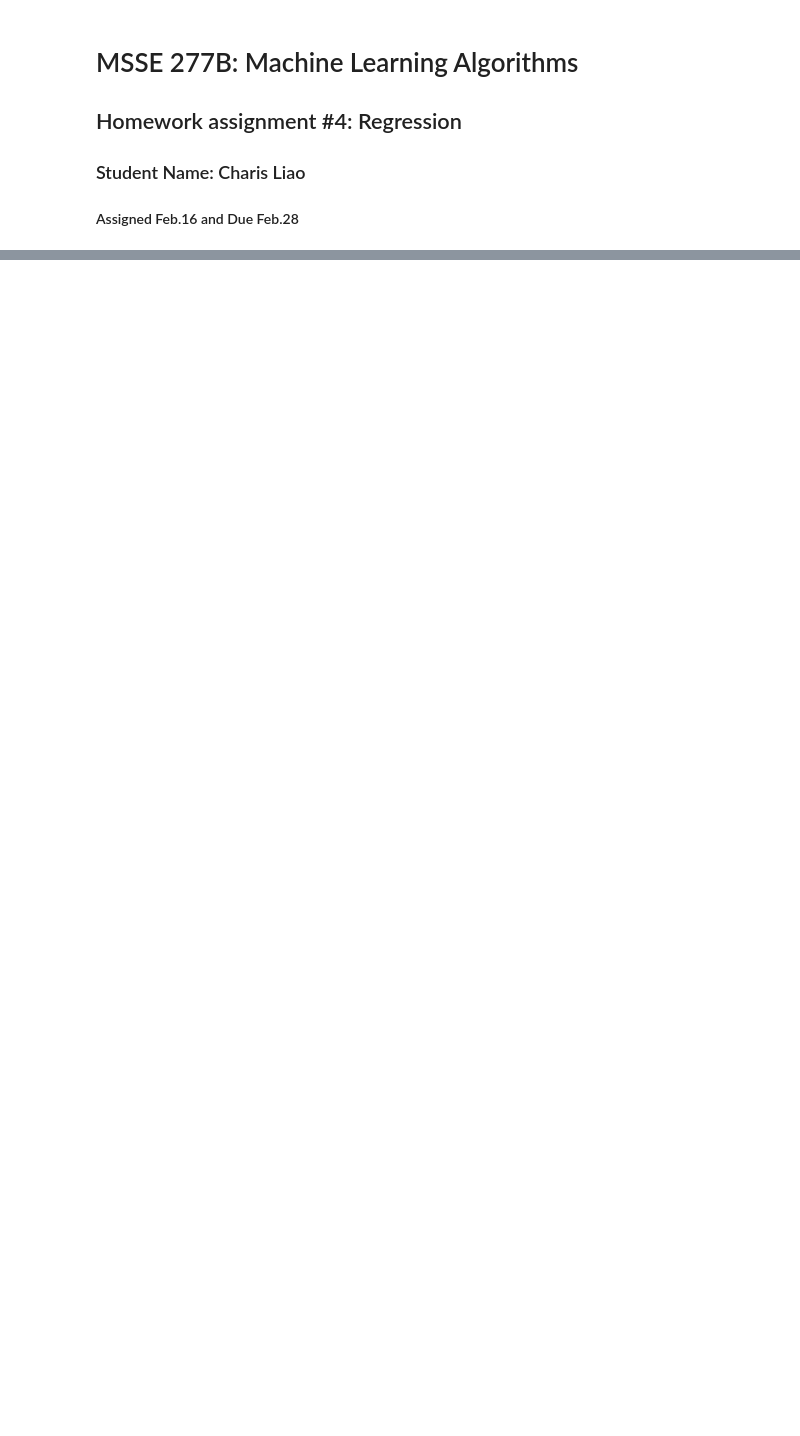
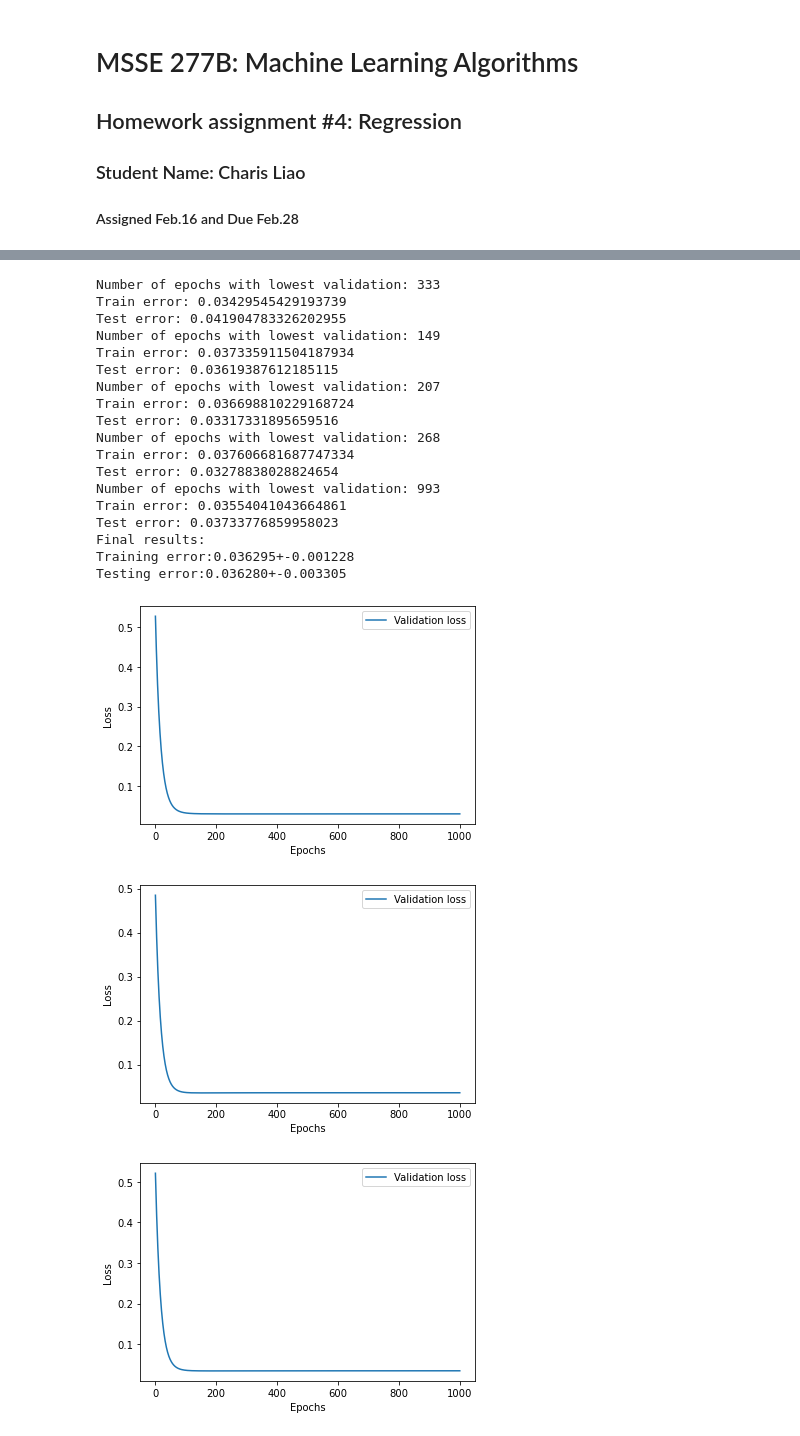
Before and after one commit to charisliao/CHEM277B, a Jupyter notebook: hw4/hw4_charisliao.ipynb, the cells around one changed output, grey strips where cells are left out. Drawn from its saved outputs; the diff is of its cells as text; code cells hidden in the pictures; blank space fills up the shorter version.

```diff
--- a/hw4/hw4_charisliao.ipynb
+++ b/hw4/hw4_charisliao.ipynb
@@ -18,0 +25,3 @@ For getting into graduate school, download the grad school attribute data set fr
+# %%
+admission = pd.read_csv("Admission_Predict_Ver1.1.csv")
+admission.head(5)
@@ -18,0 +37,7 @@ For getting into graduate school, download the grad school attribute data set fr
+# %%
+# Define the features that are related to predicting the chance of admission
+features = admission[["GRE Score", "TOEFL Score", "University Rating", "SOP", "LOR ", "CGPA", "Research"]]
+features = (features - features.mean()) / features.std()
+numpy_features = features.values
+print(numpy_features.shape)
+features.head(5)
@@ -18,0 +196,24 @@ For getting into graduate school, download the grad school attribute data set fr
+# %%
+result_1a = Kfold(5,numpy_features,admission["Chance of Admit "].to_numpy(),epochs=1000,learning_rate=0.0001,draw_curve=True)
+# %% [output]
+Number of epochs with lowest validation: 333
+Train error: 0.03429545429193739
+Test error: 0.041904783326202955
+Number of epochs with lowest validation: 149
+Train error: 0.037335911504187934
+Test error: 0.03619387612185115
+Number of epochs with lowest validation: 207
+Train error: 0.036698810229168724
+Test error: 0.03317331895659516
+Number of epochs with lowest validation: 268
+Train error: 0.037606681687747334
+Test error: 0.03278838028824654
+Number of epochs with lowest validation: 993
+Train error: 0.03554041043664861
+Test error: 0.03733776859958023
+Final results:
+Training error:0.036295+-0.001228
+Testing error:0.036280+-0.003305
+[figure, added]
+[figure, added]
+[figure, added]
```
Also changed, not shown: parts of 41 cells of this notebook.
